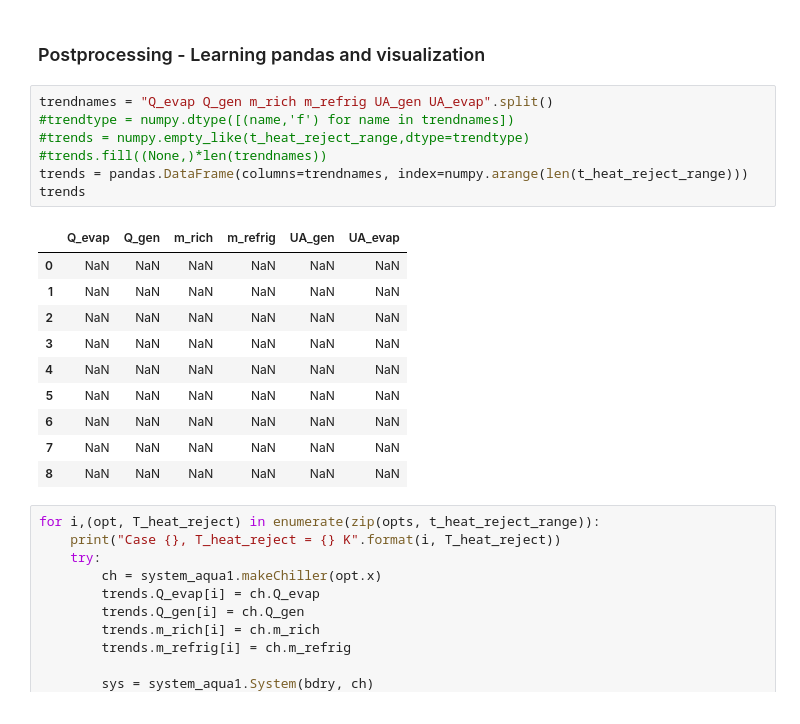
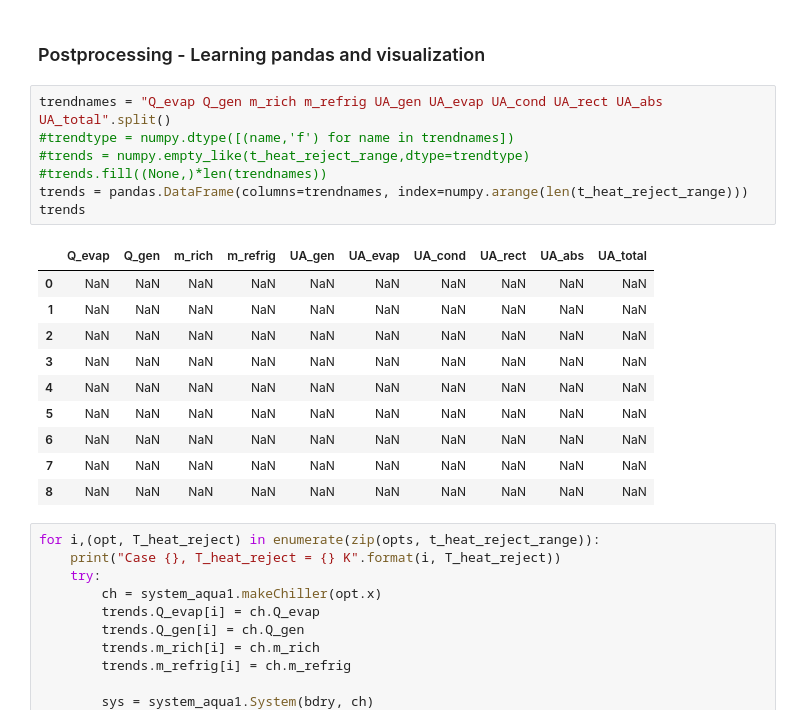
Before and after one commit to nfette/openACHP, a Jupyter notebook: src/optimize_trials2_5.ipynb, the cells around one changed output. Drawn from its saved outputs; the diff is of its cells as text.

```diff
--- a/src/optimize_trials2_5.ipynb
+++ b/src/optimize_trials2_5.ipynb
@@ -376,23 +377,23 @@ Note: Absorber inlet is subcooled
 # %% [markdown]
 ### Postprocessing - Learning pandas and visualization
 # %%
-trendnames = "Q_evap Q_gen m_rich m_refrig UA_gen UA_evap".split()
+trendnames = "Q_evap Q_gen m_rich m_refrig UA_gen UA_evap UA_cond UA_rect UA_abs UA_total".split()
 #trendtype = numpy.dtype([(name,'f') for name in trendnames])
 #trends = numpy.empty_like(t_heat_reject_range,dtype=trendtype)
 #trends.fill((None,)*len(trendnames))
 trends = pandas.DataFrame(columns=trendnames, index=numpy.arange(len(t_heat_reject_range)))
 trends
 # %% [output]
-|  | Q_evap | Q_gen | m_rich | m_refrig | UA_gen | UA_evap |
-| 0 | NaN | NaN | NaN | NaN | NaN | NaN |
-| 1 | NaN | NaN | NaN | NaN | NaN | NaN |
-| 2 | NaN | NaN | NaN | NaN | NaN | NaN |
-| 3 | NaN | NaN | NaN | NaN | NaN | NaN |
-| 4 | NaN | NaN | NaN | NaN | NaN | NaN |
-| 5 | NaN | NaN | NaN | NaN | NaN | NaN |
-| 6 | NaN | NaN | NaN | NaN | NaN | NaN |
-| 7 | NaN | NaN | NaN | NaN | NaN | NaN |
-| 8 | NaN | NaN | NaN | NaN | NaN | NaN |
+|  | Q_evap | Q_gen | m_rich | m_refrig | UA_gen | UA_evap | UA_cond | UA_rect | UA_abs | UA_total |
+| 0 | NaN | NaN | NaN | NaN | NaN | NaN | NaN | NaN | NaN | NaN |
+| 1 | NaN | NaN | NaN | NaN | NaN | NaN | NaN | NaN | NaN | NaN |
+| 2 | NaN | NaN | NaN | NaN | NaN | NaN | NaN | NaN | NaN | NaN |
+| 3 | NaN | NaN | NaN | NaN | NaN | NaN | NaN | NaN | NaN | NaN |
+| 4 | NaN | NaN | NaN | NaN | NaN | NaN | NaN | NaN | NaN | NaN |
+| 5 | NaN | NaN | NaN | NaN | NaN | NaN | NaN | NaN | NaN | NaN |
+| 6 | NaN | NaN | NaN | NaN | NaN | NaN | NaN | NaN | NaN | NaN |
+| 7 | NaN | NaN | NaN | NaN | NaN | NaN | NaN | NaN | NaN | NaN |
+| 8 | NaN | NaN | NaN | NaN | NaN | NaN | NaN | NaN | NaN | NaN |
 # %%
 for i,(opt, T_heat_reject) in enumerate(zip(opts, t_heat_reject_range)):
     print("Case {}, T_heat_reject = {} K".format(i, T_heat_reject))
```
Also changed, not shown: parts of 31 cells of this notebook, 2 other files.
